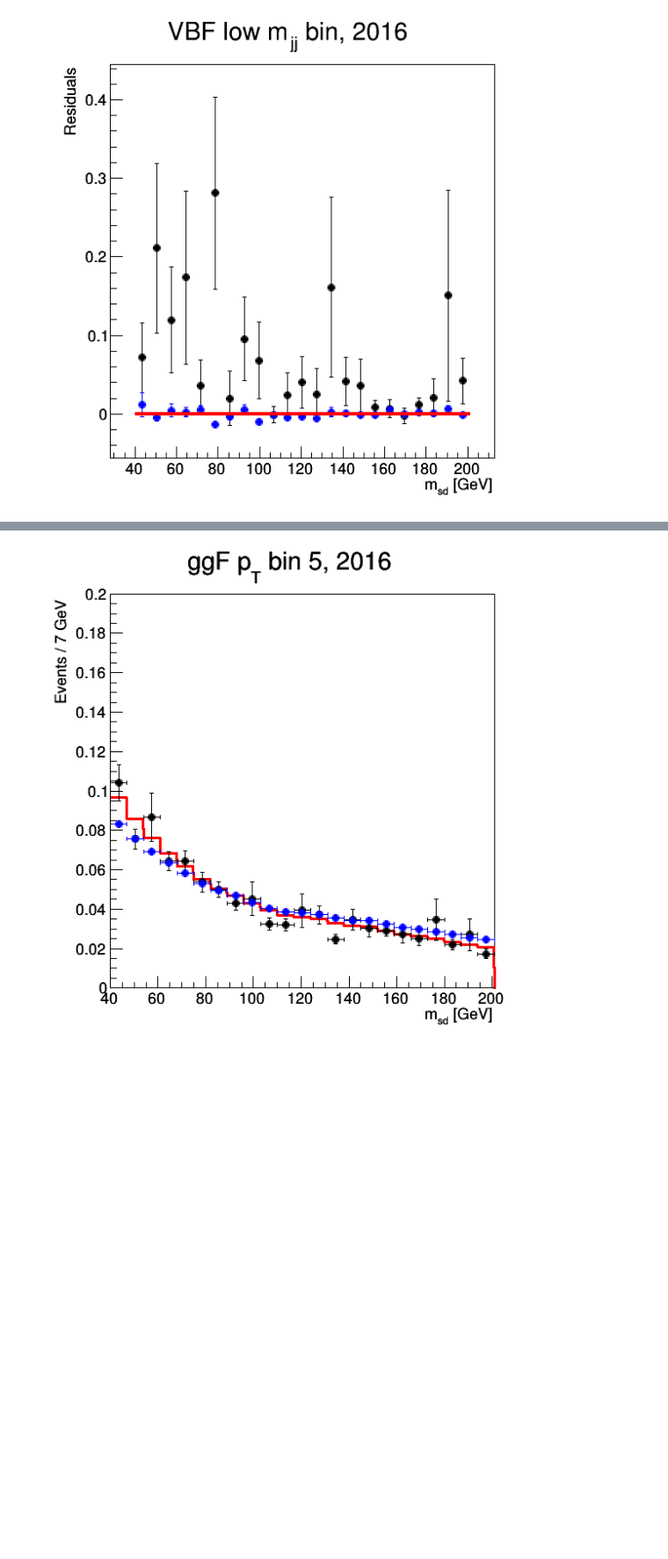
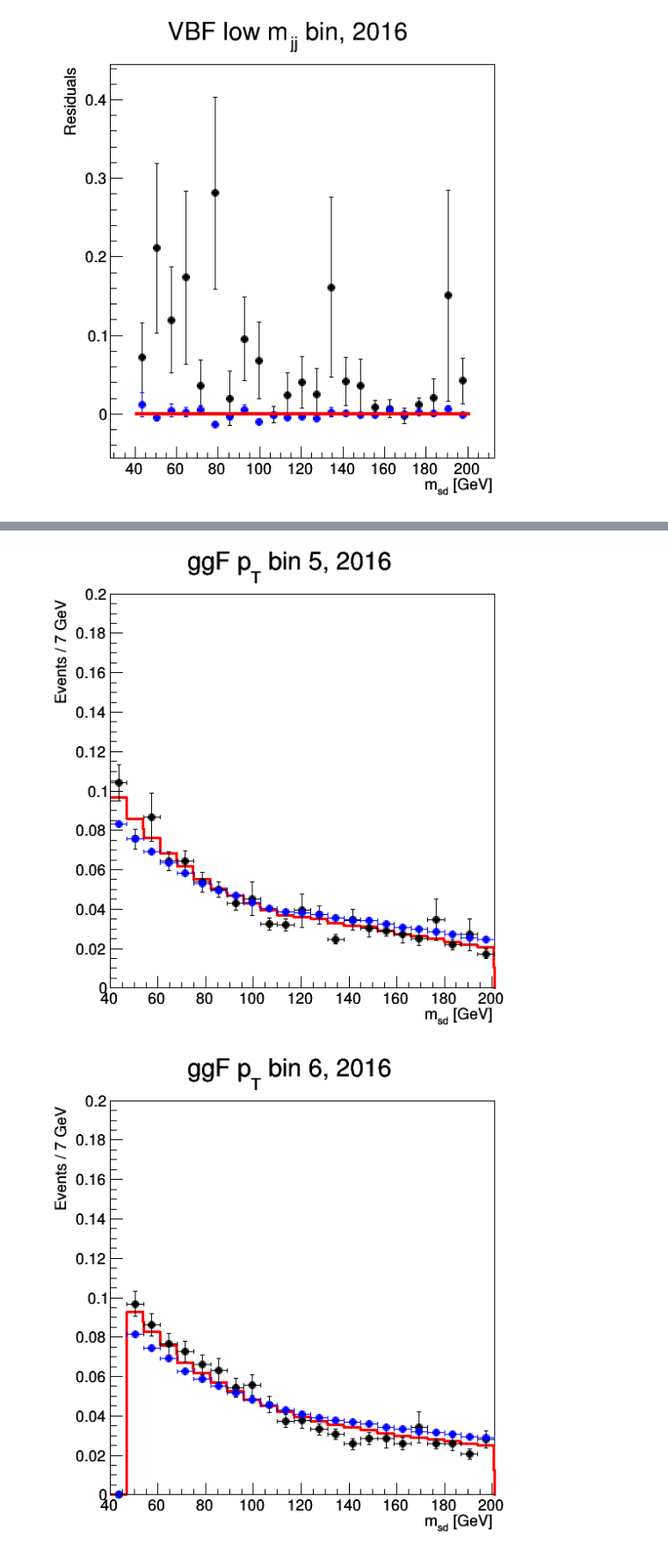
Before and after one commit to jennetd/vbf-hbb-fits, a Jupyter notebook: hbb-unblinding-separated/2016/draw-PF-ratio.ipynb, the cells around one changed output, grey strips where cells are left out. Shown at 88% size. Saved outputs shown, nothing was run; the diff lists cells and outputs as text; code cells hidden in the pictures; blank space fills up the shorter version.

Commit message:
notebooks for drawing roofit plots

```diff
--- a/hbb-unblinding-separated/2016/draw-PF-ratio.ipynb
+++ b/hbb-unblinding-separated/2016/draw-PF-ratio.ipynb
@@ -131,7 +131,7 @@ frames = []
 failhists = []
 passhists = []
 
-for i in range(0,5):
+for i in range(0,6):
 
     data_pass = w.data("ptbin"+str(i)+p+"pass"+year+"_data_obs")
     data_fail = w.data("ptbin"+str(i)+p+"fail"+year+"_data_obs")
@@ -178,8 +180,9 @@ for i in range(0,5):
 [figure]
 [figure]
 [figure]
 [figure]
 [figure]
+[figure, added]
 # %%
 canvases = []
 
```
Also changed, not shown: parts of 4 cells of this notebook, 1 other file.
